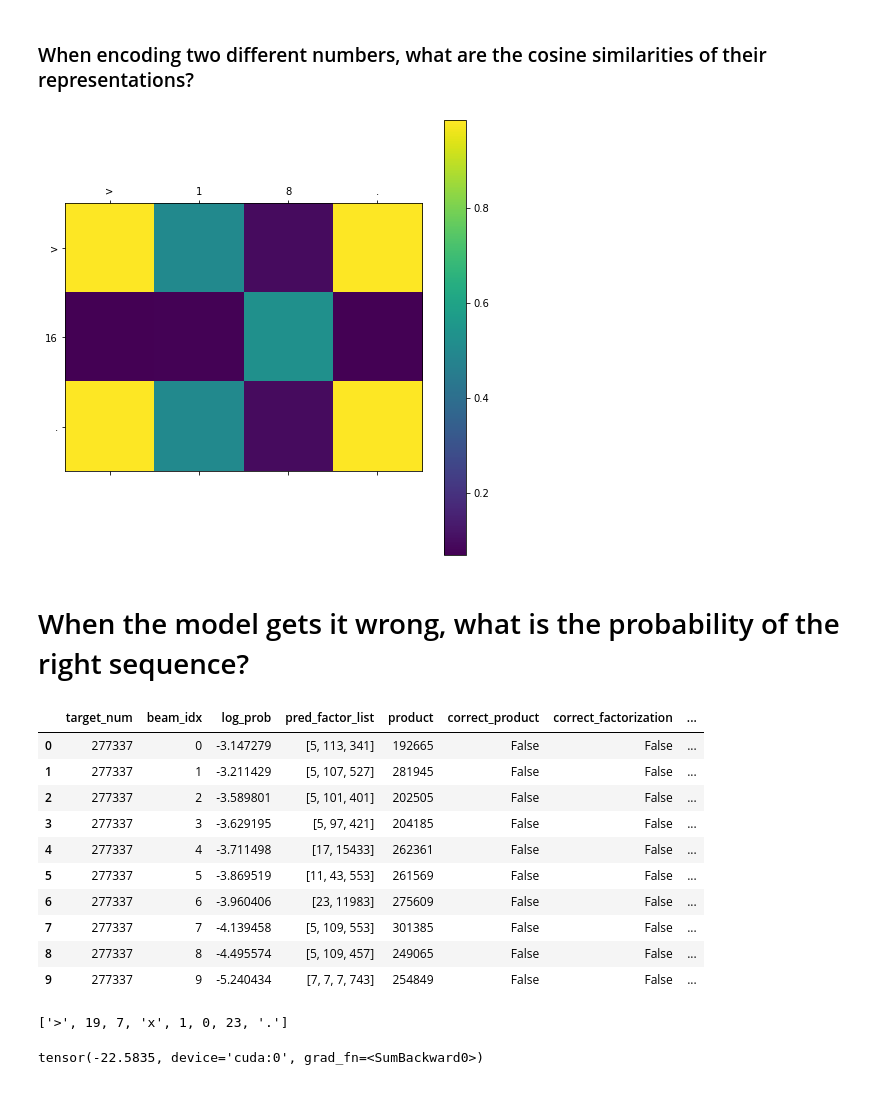
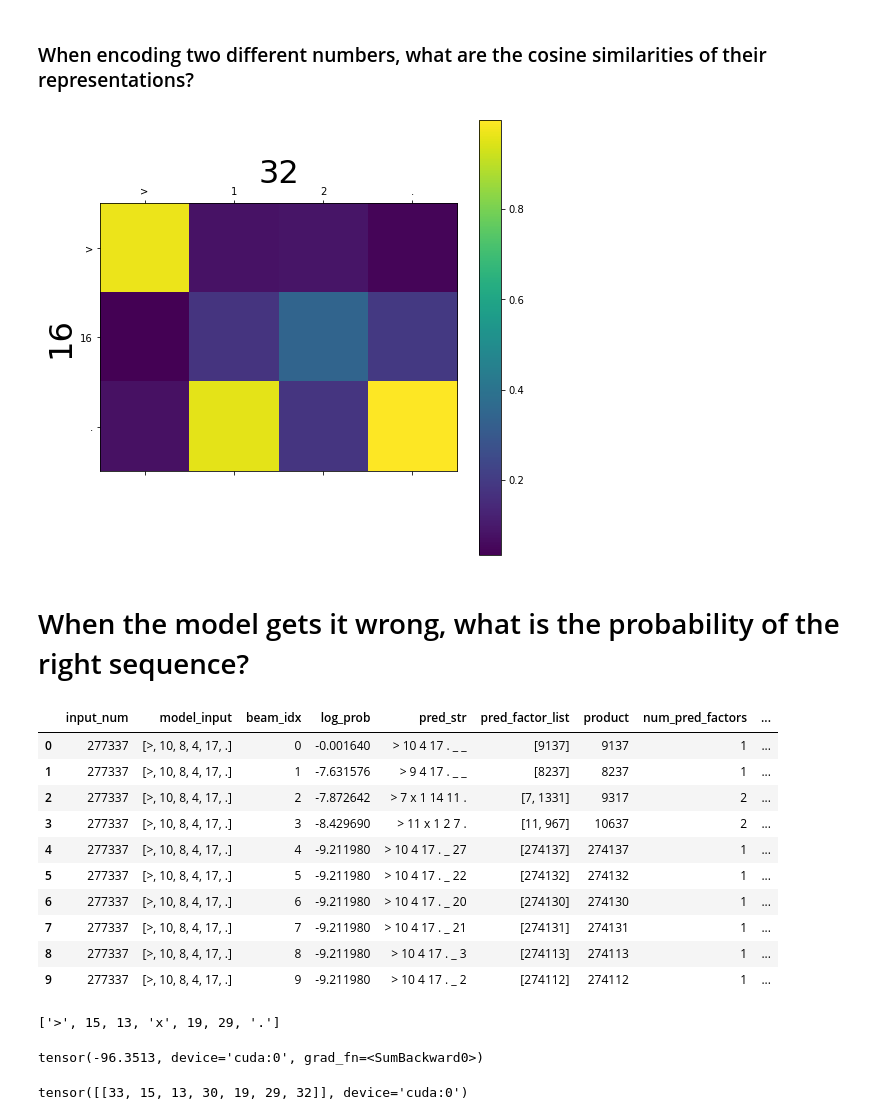
Before and after one commit to sims-s/neural-math, a Jupyter notebook: notebooks/ModelExplorations.ipynb, the cells around one changed output. Cells and saved outputs as stored; diff of their text form; code cells hidden in the pictures.

```diff
--- a/notebooks/ModelExplorations.ipynb
+++ b/notebooks/ModelExplorations.ipynb
@@ -22,7 +22,7 @@ pd.set_option('display.max_rows', 9999)
 # %%
 device = torch.device('cuda')
 # %%
-base_path = '../models/base_24_2^18/'
+base_path = '../models/baseline_base_30_repeat_pe_qknv/'
 # %%
 checkpoint = get_best_checkpoint(base_path)
 # %% [output]
@@ -289,14 +265,19 @@ cs_sims = cosine_similarity(first_reps, second_reps)
 # %%
 fig = plt.gcf()
 fig.set_size_inches(8,8)
 ax = plt.gca()
 plt.colorbar(ax.matshow(cs_sims), ax=ax)
 ax.set_xticks(np.arange(cs_sims.shape[1]))
 ax.set_yticks(np.arange(cs_sims.shape[0]))
 ax.set_xticklabels(t.decode(second_tokens, decode_special=True).split(' '))
 ax.set_yticklabels(t.decode(first_tokens, decode_special=True).split(' '))
+
+plt.xlabel(second_int, fontsize=32)
+ax.xaxis.set_label_position('top')
+plt.ylabel(first_int, fontsize=32)
+
 plt.show()
 # %% [output]
-[figure, old version]
+[figure, new version]
 # %% [markdown]
 # When the model gets it wrong, what is the probability of the right sequence?
@@ -304,24 +287,24 @@ plt.show()
 target_num = 277337
 # %%
 num_df = metrics_utils.form_factor_df(model, t, device, args['data']['base'], np.array([target_num]), args['model_args']['max_decode_size'], postprocess_minimal=False, n_beams = 10)
-num_df['lev_dist'] = num_df.apply(lambda x: Levenshtein.distance(x['pred_str'].replace(' _', ''), x['target_str']), axis=1)
+num_df['lev_dist'] = num_df.apply(lambda x: Levenshtein.distance(x['pred_str'].replace(' _', ''), x['target_factor_str']), axis=1)
 num_df
 # %% [output]
-|  | target_num | beam_idx | log_prob | pred_factor_list | product | correct_product | correct_factorization | ... |
-| 0 | 277337 | 0 | -3.147279 | [5, 113, 341] | 192665 | False | False | ... |
-| 1 | 277337 | 1 | -3.211429 | [5, 107, 527] | 281945 | False | False | ... |
-| 2 | 277337 | 2 | -3.589801 | [5, 101, 401] | 202505 | False | False | ... |
-| 3 | 277337 | 3 | -3.629195 | [5, 97, 421] | 204185 | False | False | ... |
-| 4 | 277337 | 4 | -3.711498 | [17, 15433] | 262361 | False | False | ... |
-| 5 | 277337 | 5 | -3.869519 | [11, 43, 553] | 261569 | False | False | ... |
-| 6 | 277337 | 6 | -3.960406 | [23, 11983] | 275609 | False | False | ... |
-| 7 | 277337 | 7 | -4.139458 | [5, 109, 553] | 301385 | False | False | ... |
-| 8 | 277337 | 8 | -4.495574 | [5, 109, 457] | 249065 | False | False | ... |
-| 9 | 277337 | 9 | -5.240434 | [7, 7, 7, 743] | 254849 | False | False | ... |
+|  | input_num | model_input | beam_idx | log_prob | pred_str | pred_factor_list | product | num_pred_factors | ... |
+| 0 | 277337 | [>, 10, 8, 4, 17, .] | 0 | -0.001640 | > 10 4 17 . _ _ | [9137] | 9137 | 1 | ... |
+| 1 | 277337 | [>, 10, 8, 4, 17, .] | 1 | -7.631576 | > 9 4 17 . _ _ | [8237] | 8237 | 1 | ... |
+| 2 | 277337 | [>, 10, 8, 4, 17, .] | 2 | -7.872642 | > 7 x 1 14 11 . | [7, 1331] | 9317 | 2 | ... |
+| 3 | 277337 | [>, 10, 8, 4, 17, .] | 3 | -8.429690 | > 11 x 1 2 7 . | [11, 967] | 10637 | 2 | ... |
+| 4 | 277337 | [>, 10, 8, 4, 17, .] | 4 | -9.211980 | > 10 4 17 . _ 27 | [274137] | 274137 | 1 | ... |
+| 5 | 277337 | [>, 10, 8, 4, 17, .] | 5 | -9.211980 | > 10 4 17 . _ 22 | [274132] | 274132 | 1 | ... |
+| 6 | 277337 | [>, 10, 8, 4, 17, .] | 6 | -9.211980 | > 10 4 17 . _ 20 | [274130] | 274130 | 1 | ... |
+| 7 | 277337 | [>, 10, 8, 4, 17, .] | 7 | -9.211980 | > 10 4 17 . _ 21 | [274131] | 274131 | 1 | ... |
+| 8 | 277337 | [>, 10, 8, 4, 17, .] | 8 | -9.211980 | > 10 4 17 . _ 3 | [274113] | 274113 | 1 | ... |
+| 9 | 277337 | [>, 10, 8, 4, 17, .] | 9 | -9.211980 | > 10 4 17 . _ 2 | [274112] | 274112 | 1 | ... |
 # %%
 data_utils.form_label(target_num, args['data']['base'])
 # %% [output]
-['>', 19, 7, 'x', 1, 0, 23, '.']
+['>', 15, 13, 'x', 19, 29, '.']
 # %%
 def get_prob_of_factorization(number, factorization):
     tokens = t.encode(data_utils.form_input(number, args['data']['base']))
@@ -335,6 +318,10 @@ def get_prob_of_factorization(number, factorization):
 
     return probs.log().sum()
 # %%
-get_prob_of_factorization(target_num, num_df.iloc[0]['target_str'].strip().split(' '))
+get_prob_of_factorization(target_num, num_df.iloc[0]['target_factor_str'].strip().split(' '))
 # %% [output]
-tensor(-22.5835, device='cuda:0', grad_fn=<SumBackward0>)
+tensor(-96.3513, device='cuda:0', grad_fn=<SumBackward0>)
+# %%
+torch.tensor(t.encode(num_df.iloc[0]['target_factor_str'].strip().split(' '))).unsqueeze(0).to(device)
+# %% [output]
+tensor([[33, 15, 13, 30, 19, 29, 32]], device='cuda:0')
```
Also changed, not shown: parts of 39 cells of this notebook, 9 other files.
